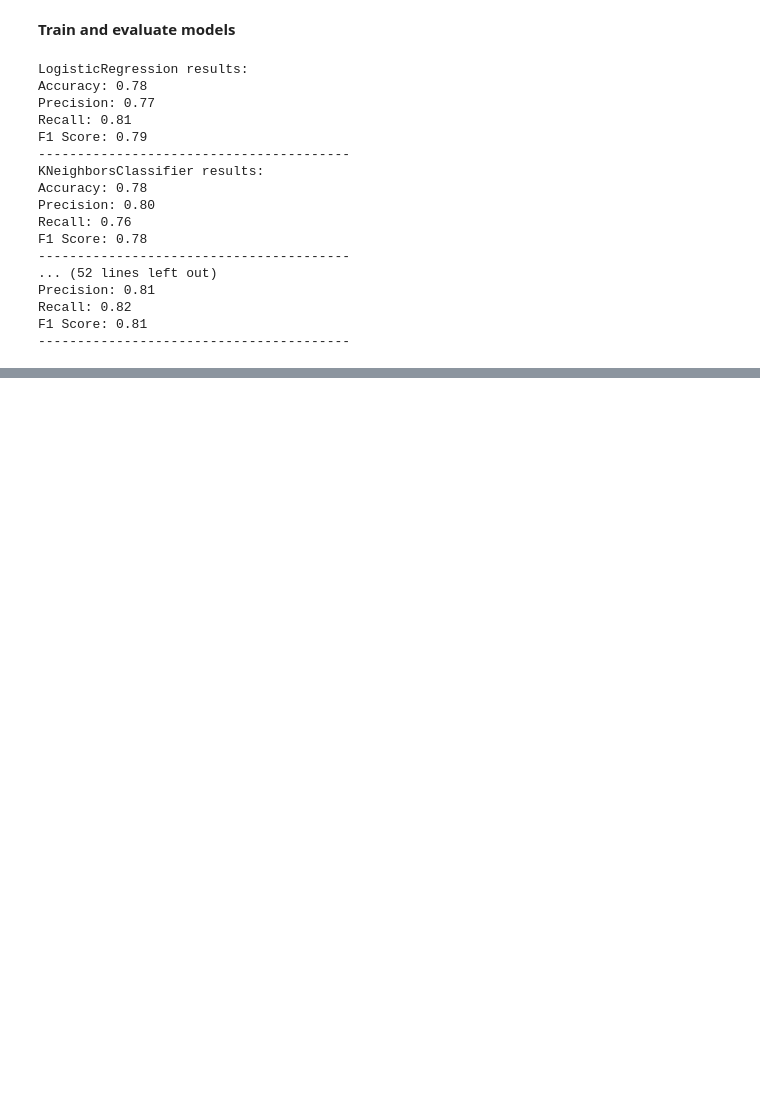
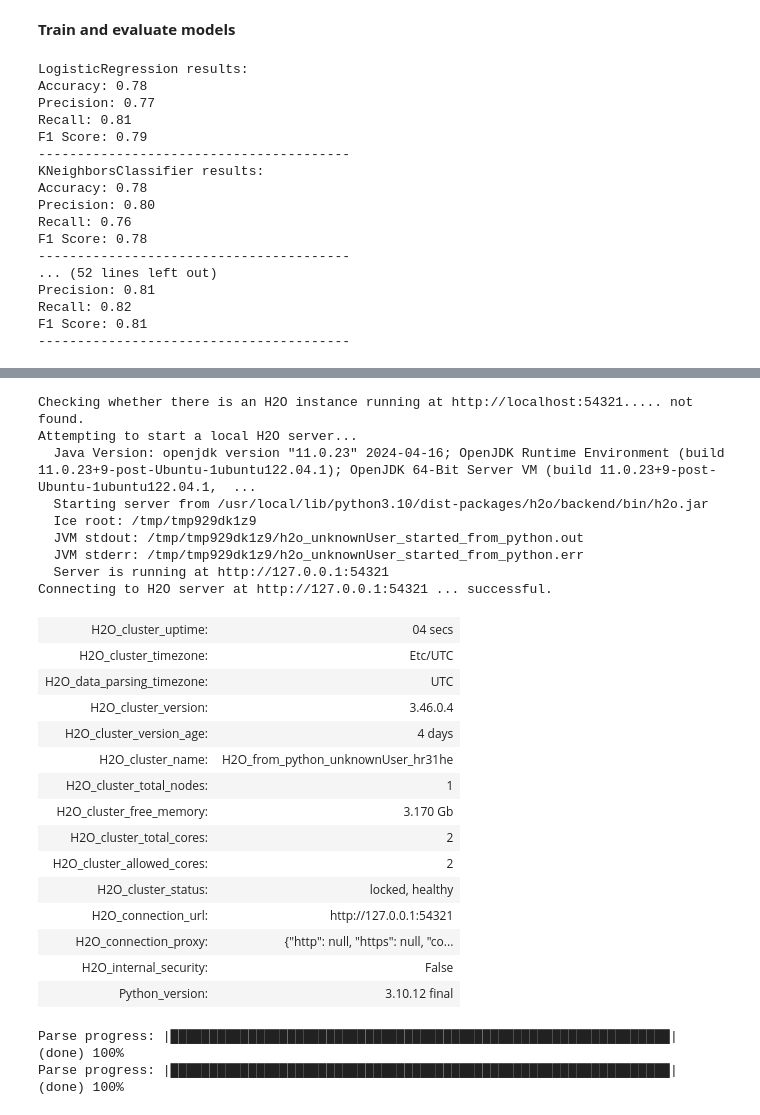
Before and after one commit to 7PAM2015-0509-2023-Group-20/-Kaggle-Challenge-20, a Jupyter notebook: Group_project_Kaggle_Challenge.ipynb, the cells around one changed output, grey strips where cells are left out. Cells and saved outputs as stored; diff of their text form; code cells hidden in the pictures; blank space fills up the shorter version.

```diff
--- a/Group_project_Kaggle_Challenge.ipynb
+++ b/Group_project_Kaggle_Challenge.ipynb
@@ -407,0 +505,35 @@ F1 Score: 0.81
+# %%
+# Initialize H2O cluster
+h2o.init()
+# %% [output]
+Checking whether there is an H2O instance running at http://localhost:54321..... not found.
+Attempting to start a local H2O server...
+  Java Version: openjdk version "11.0.23" 2024-04-16; OpenJDK Runtime Environment (build 11.0.23+9-post-Ubuntu-1ubuntu122.04.1); OpenJDK 64-Bit Server VM (build 11.0.23+9-post-Ubuntu-1ubuntu122.04.1,  ...
+  Starting server from /usr/local/lib/python3.10/dist-packages/h2o/backend/bin/h2o.jar
+  Ice root: /tmp/tmp929dk1z9
+  JVM stdout: /tmp/tmp929dk1z9/h2o_unknownUser_started_from_python.out
+  JVM stderr: /tmp/tmp929dk1z9/h2o_unknownUser_started_from_python.err
+  Server is running at http://127.0.0.1:54321
+Connecting to H2O server at http://127.0.0.1:54321 ... successful.
+| H2O_cluster_uptime: | 04 secs |
+| H2O_cluster_timezone: | Etc/UTC |
+| H2O_data_parsing_timezone: | UTC |
+| H2O_cluster_version: | 3.46.0.4 |
+| H2O_cluster_version_age: | 4 days |
+| H2O_cluster_name: | H2O_from_python_unknownUser_hr31he |
+| H2O_cluster_total_nodes: | 1 |
+| H2O_cluster_free_memory: | 3.170 Gb |
+| H2O_cluster_total_cores: | 2 |
+| H2O_cluster_allowed_cores: | 2 |
+| H2O_cluster_status: | locked, healthy |
+| H2O_connection_url: | http://127.0.0.1:54321 |
+| H2O_connection_proxy: | {"http": null, "https": null, "co... |
+| H2O_internal_security: | False |
+| Python_version: | 3.10.12 final |
+# %%
+# Convert the training and test data to H2O frames
+train_h2o = h2o.H2OFrame(train_data)
+test_h2o = h2o.H2OFrame(test_data)
+# %% [output]
+Parse progress: |████████████████████████████████████████████████████████████████| (done) 100%
+Parse progress: |████████████████████████████████████████████████████████████████| (done) 100%
```
Also changed, not shown: parts of 10 cells of this notebook.
